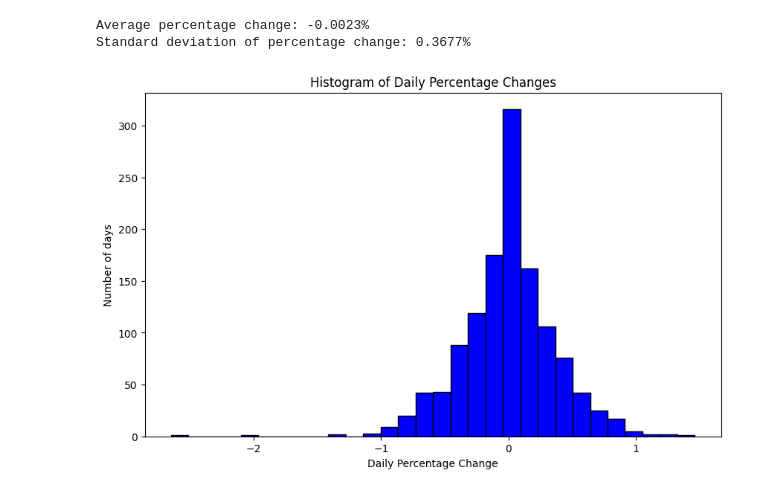
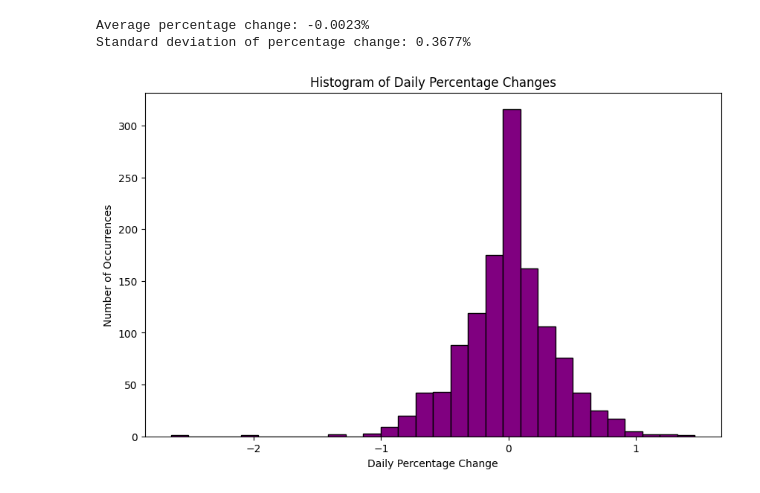
Before and after one commit to ksobczykR2DS/ml-language-recognition, a Jupyter notebook: pandas.ipynb, the cells around one changed output. Saved outputs shown, nothing was run; the diff lists cells and outputs as text; code cells hidden in the pictures.

```diff
--- a/pandas.ipynb
+++ b/pandas.ipynb
@@ -96,11 +96,11 @@ Standard deviation of percentage change: 0.3677%
 # %%
 import matplotlib.pyplot as plt
 
 plt.figure(figsize=(10, 6))
-plt.hist(grouped_data['PercentChange'], bins=30, color='blue', edgecolor='black')
+plt.hist(grouped_data['PercentChange'], bins=30, color='purple', edgecolor='black')
 plt.title('Histogram of Daily Percentage Changes')
 plt.xlabel('Daily Percentage Change')
-plt.ylabel('Number of days')
+plt.ylabel('Number of Occurrences')
 plt.show()
 # %% [output]
-[figure, old version]
+[figure, new version]
```
Also changed, not shown: parts of 4 cells of this notebook.
